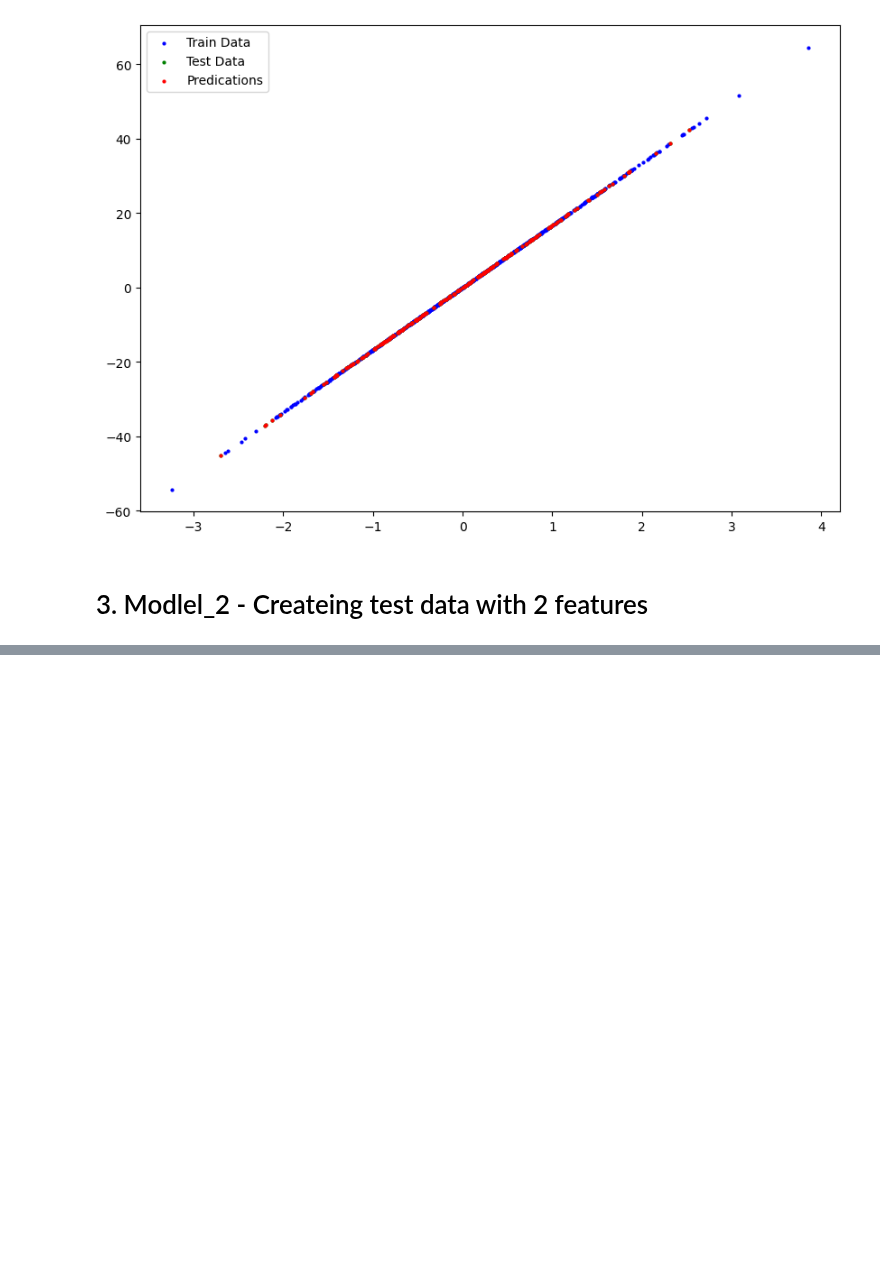
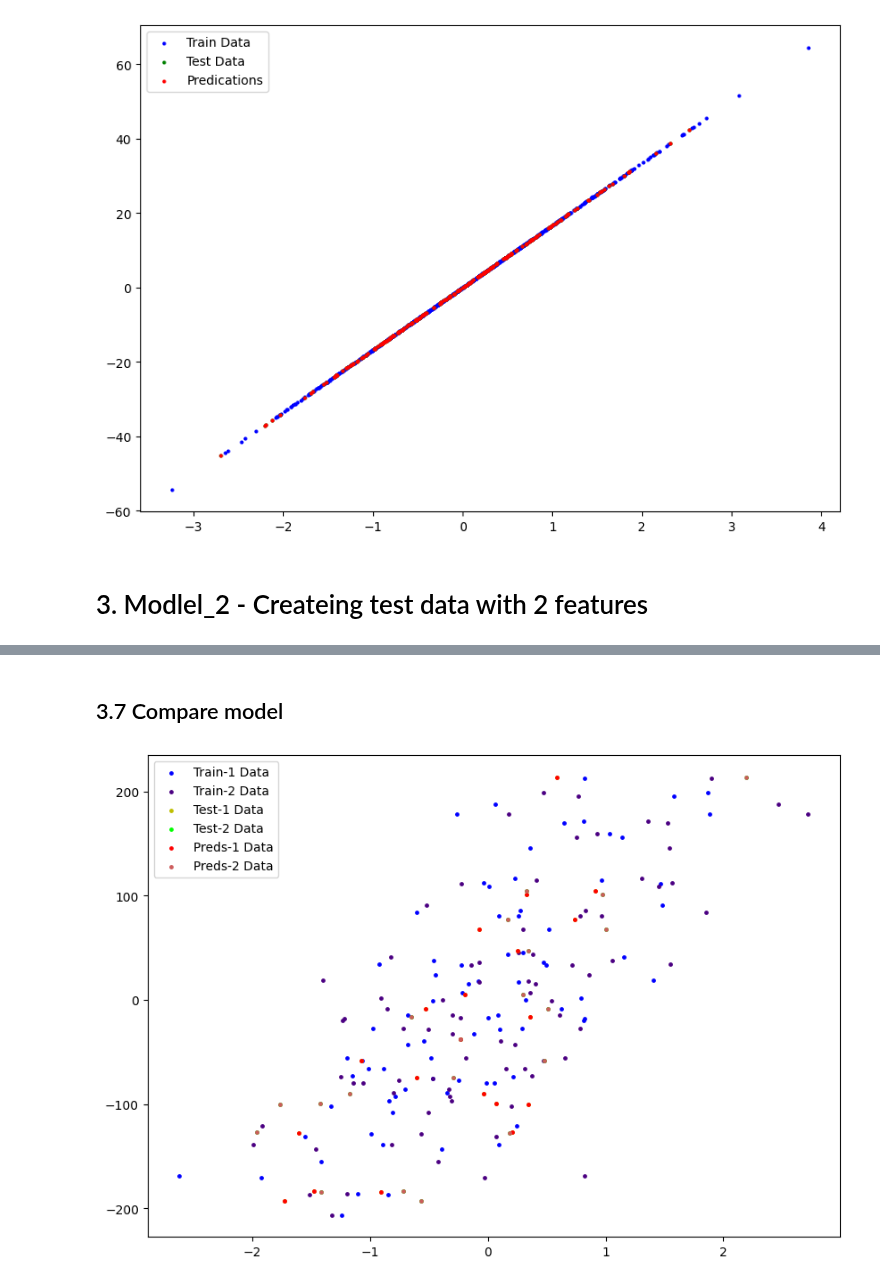
Before and after one commit to sayanarajasekhar/PyTorch, a Jupyter notebook: pytorch_linear_regression_model_practice.ipynb, the cells around one changed output, grey strips where cells are left out. Cells and saved outputs as stored; diff of their text form; code cells hidden in the pictures; blank space fills up the shorter version.

```diff
--- a/pytorch_linear_regression_model_practice.ipynb
+++ b/pytorch_linear_regression_model_practice.ipynb
@@ -249,0 +345,3 @@ plot_data(preds = test_preds)
+# %%
+loss_fn = nn.L1Loss()
+optimizer = torch.optim.SGD(params = model_2.parameters(), lr = 0.00001)
@@ -249,0 +350,33 @@ plot_data(preds = test_preds)
+# %%
+epochs = 500
+
+for epoch in range(epochs):
+  ## Train
+  model_2.train()
+
+  # 1. Forward Pass
+  train_preds = model_2(X_train)
+
+  # 2. Calculate loss
+  train_loss = loss_fn(train_preds, y_train)
+
+  # 3. Optimize zero grad
+  optimizer.zero_grad()
+
+  # 4. Loss backward
+  train_loss.backward()
+
+  # 5. Optimize step
+  optimizer.step()
+
+  ## Test
+  model_2.eval()
+  with torch.inference_mode():
+    # 1. Forward pass
+    test_preds = model_2(X_test)
+
+    # 2. Calcualte loss
+    test_loss = loss_fn(test_preds, y_test)
+
+  if epoch % 50 == 0:
+    print(f"Epoch: {epoch} | Train Loss: {train_loss:.5f} | Test Loss: {test_loss:.5f}")
@@ -249,0 +394,10 @@ plot_data(preds = test_preds)
+# %% [markdown]
+## 3.7 Compare model
+# %%
+model_2.eval()
+with torch.inference_mode():
+  test_preds = model_2(X_test)
+
+plot_data_2d(preds = test_preds)
+# %% [output]
+[figure, added]
```
Also changed, not shown: parts of 15 cells of this notebook.
